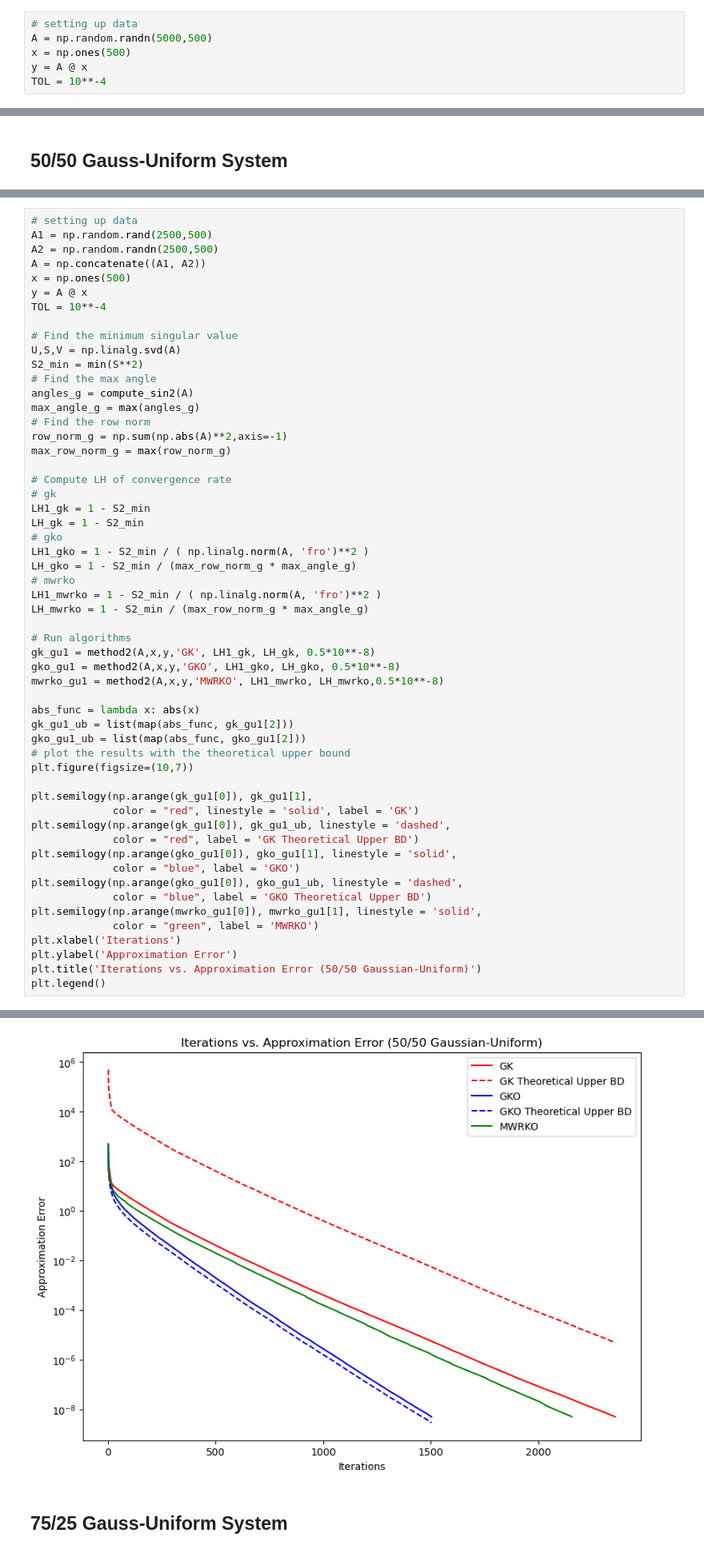
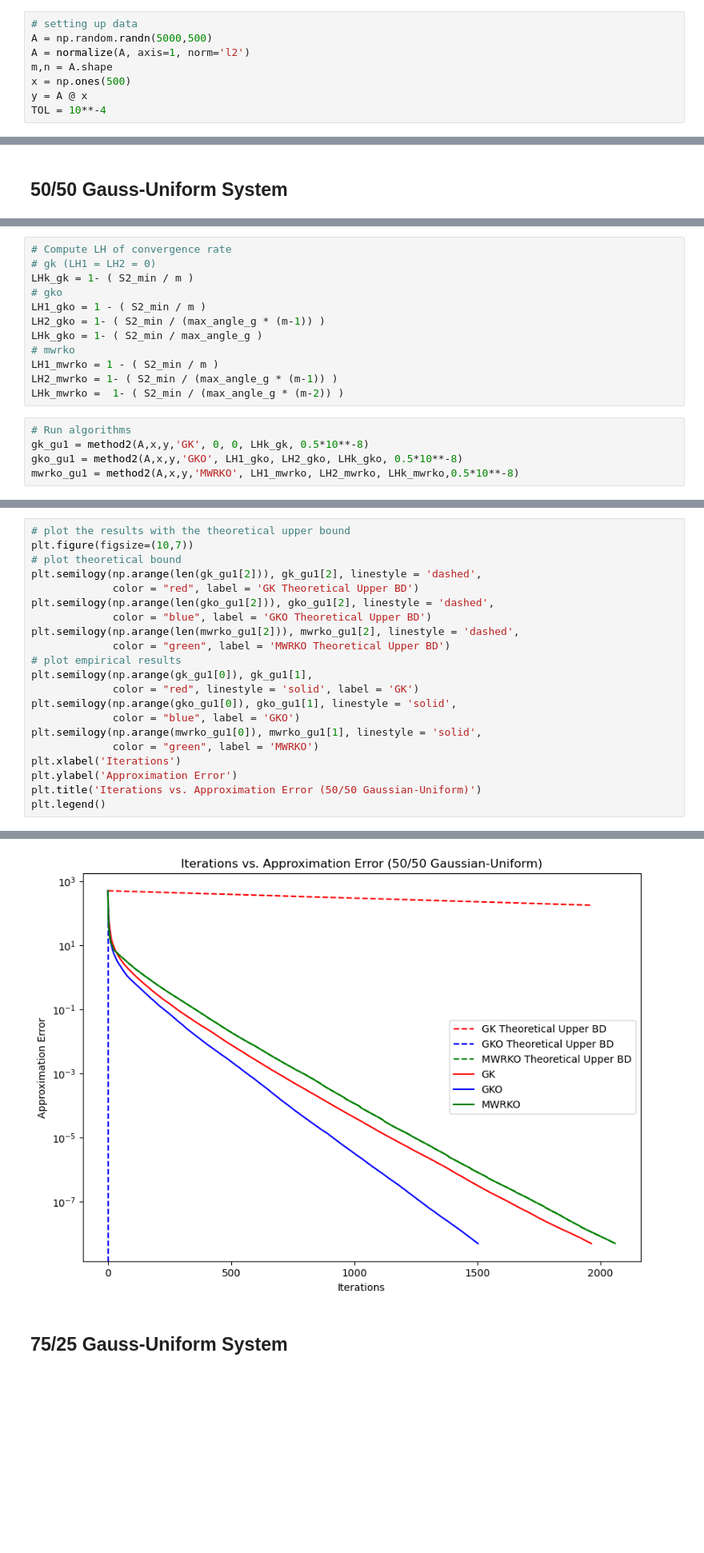
Before and after one commit to emicervantes/gko-23, a Jupyter notebook: scripts/synthetic-exp/synthetic-exp6.ipynb, the cells around one changed output, grey strips where cells are left out. Shown at 80% size. Drawn from its saved outputs; the diff is of its cells as text; blank space fills up the shorter version.

Commit message:
converg rate exp

```diff
--- a/scripts/synthetic-exp/synthetic-exp6.ipynb
+++ b/scripts/synthetic-exp/synthetic-exp6.ipynb
@@ -31,6 +50,8 @@ import pandas as pd
 # %%
 # setting up data
 A = np.random.randn(5000,500)
+A = normalize(A, axis=1, norm='l2')
+m,n = A.shape
 x = np.ones(500)
 y = A @ x
 TOL = 10**-4
@@ -154,0 +202,17 @@ Intel MKL WARNING: Support of Intel(R) Streaming SIMD Extensions 4.2 (Intel(R) S
+# %%
+# Compute LH of convergence rate
+# gk (LH1 = LH2 = 0)
+LHk_gk = 1- ( S2_min / m )
+# gko
+LH1_gko = 1 - ( S2_min / m )
+LH2_gko = 1- ( S2_min / (max_angle_g * (m-1)) )
+LHk_gko = 1- ( S2_min / max_angle_g )
+# mwrko
+LH1_mwrko = 1 - ( S2_min / m )
+LH2_mwrko = 1- ( S2_min / (max_angle_g * (m-1)) )
+LHk_mwrko =  1- ( S2_min / (max_angle_g * (m-2)) )
+# %%
+# Run algorithms
+gk_gu1 = method2(A,x,y,'GK', 0, 0, LHk_gk, 0.5*10**-8)
+gko_gu1 = method2(A,x,y,'GKO', LH1_gko, LH2_gko, LHk_gko, 0.5*10**-8)
+mwrko_gu1 = method2(A,x,y,'MWRKO', LH1_mwrko, LH2_mwrko, LHk_mwrko,0.5*10**-8)
@@ -155,52 +222,18 @@ Intel MKL WARNING: Support of Intel(R) Streaming SIMD Extensions 4.2 (Intel(R) S
 # %%
-# setting up data
-A1 = np.random.rand(2500,500)
-A2 = np.random.randn(2500,500)
-A = np.concatenate((A1, A2))
-x = np.ones(500)
-y = A @ x
-TOL = 10**-4
-
-# Find the minimum singular value
-U,S,V = np.linalg.svd(A)
-S2_min = min(S**2)
-# Find the max angle
-angles_g = compute_sin2(A)
-max_angle_g = max(angles_g)
-# Find the row norm
-row_norm_g = np.sum(np.abs(A)**2,axis=-1)
-max_row_norm_g = max(row_norm_g)
-
-# Compute LH of convergence rate
-# gk
-LH1_gk = 1 - S2_min
-LH_gk = 1 - S2_min
-# gko
-LH1_gko = 1 - S2_min / ( np.linalg.norm(A, 'fro')**2 )
-LH_gko = 1 - S2_min / (max_row_norm_g * max_angle_g)
-# mwrko
-LH1_mwrko = 1 - S2_min / ( np.linalg.norm(A, 'fro')**2 )
-LH_mwrko = 1 - S2_min / (max_row_norm_g * max_angle_g)
-
-# Run algorithms
-gk_gu1 = method2(A,x,y,'GK', LH1_gk, LH_gk, 0.5*10**-8)
-gko_gu1 = method2(A,x,y,'GKO', LH1_gko, LH_gko, 0.5*10**-8)
-mwrko_gu1 = method2(A,x,y,'MWRKO', LH1_mwrko, LH_mwrko,0.5*10**-8)
-
-abs_func = lambda x: abs(x)
-gk_gu1_ub = list(map(abs_func, gk_gu1[2]))
-gko_gu1_ub = list(map(abs_func, gko_gu1[2]))
 # plot the results with the theoretical upper bound
 plt.figure(figsize=(10,7))
-
+# plot theoretical bound
+plt.semilogy(np.arange(len(gk_gu1[2])), gk_gu1[2], linestyle = 'dashed',
+             color = "red", label = 'GK Theoretical Upper BD')
+plt.semilogy(np.arange(len(gko_gu1[2])), gko_gu1[2], linestyle = 'dashed',
+             color = "blue", label = 'GKO Theoretical Upper BD')
+plt.semilogy(np.arange(len(mwrko_gu1[2])), mwrko_gu1[2], linestyle = 'dashed',
+             color = "green", label = 'MWRKO Theoretical Upper BD')
+# plot empirical results
 plt.semilogy(np.arange(gk_gu1[0]), gk_gu1[1],
              color = "red", linestyle = 'solid', label = 'GK')
-plt.semilogy(np.arange(gk_gu1[0]), gk_gu1_ub, linestyle = 'dashed',
-             color = "red", label = 'GK Theoretical Upper BD')
 plt.semilogy(np.arange(gko_gu1[0]), gko_gu1[1], linestyle = 'solid',
              color = "blue", label = 'GKO')
-plt.semilogy(np.arange(gko_gu1[0]), gko_gu1_ub, linestyle = 'dashed',
-             color = "blue", label = 'GKO Theoretical Upper BD')
 plt.semilogy(np.arange(mwrko_gu1[0]), mwrko_gu1[1], linestyle = 'solid',
              color = "green", label = 'MWRKO')
 plt.xlabel('Iterations')
@@ -215,3 +245,3 @@ Intel MKL WARNING: Support of Intel(R) Streaming SIMD Extensions 4.2 (Intel(R) S
-[figure, old version]
+[figure, new version]
 # %% [markdown]
 ## 75/25 Gauss-Uniform System
```
Also changed, not shown: parts of 31 cells of this notebook, 1 other file.
